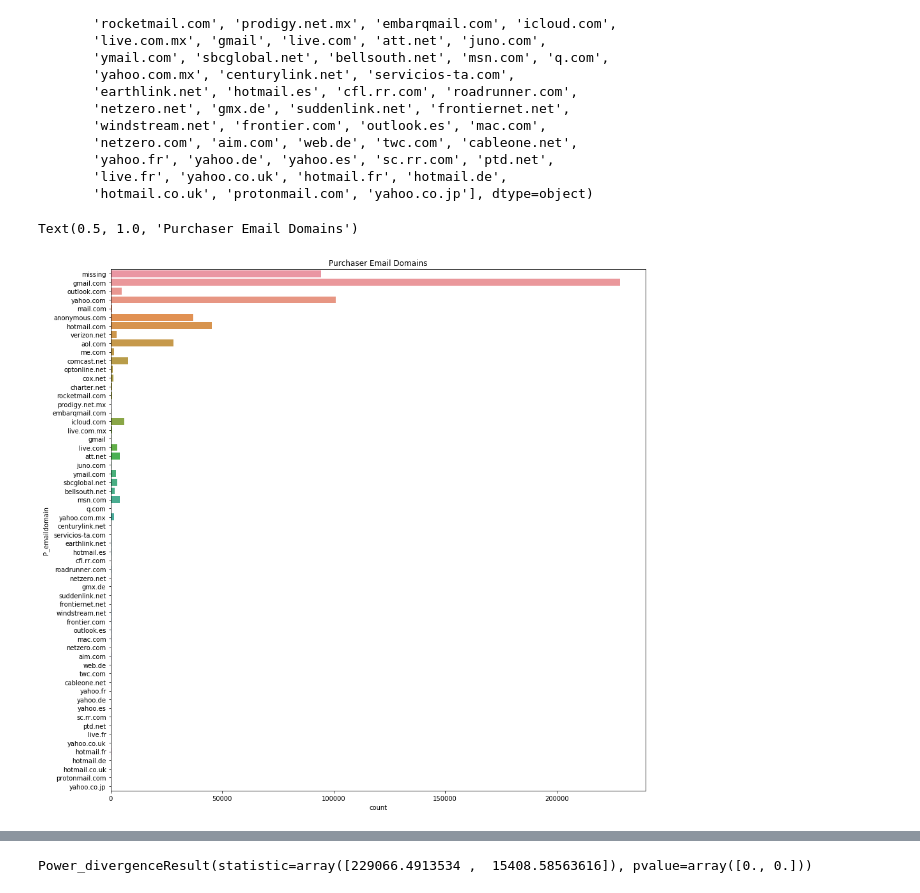
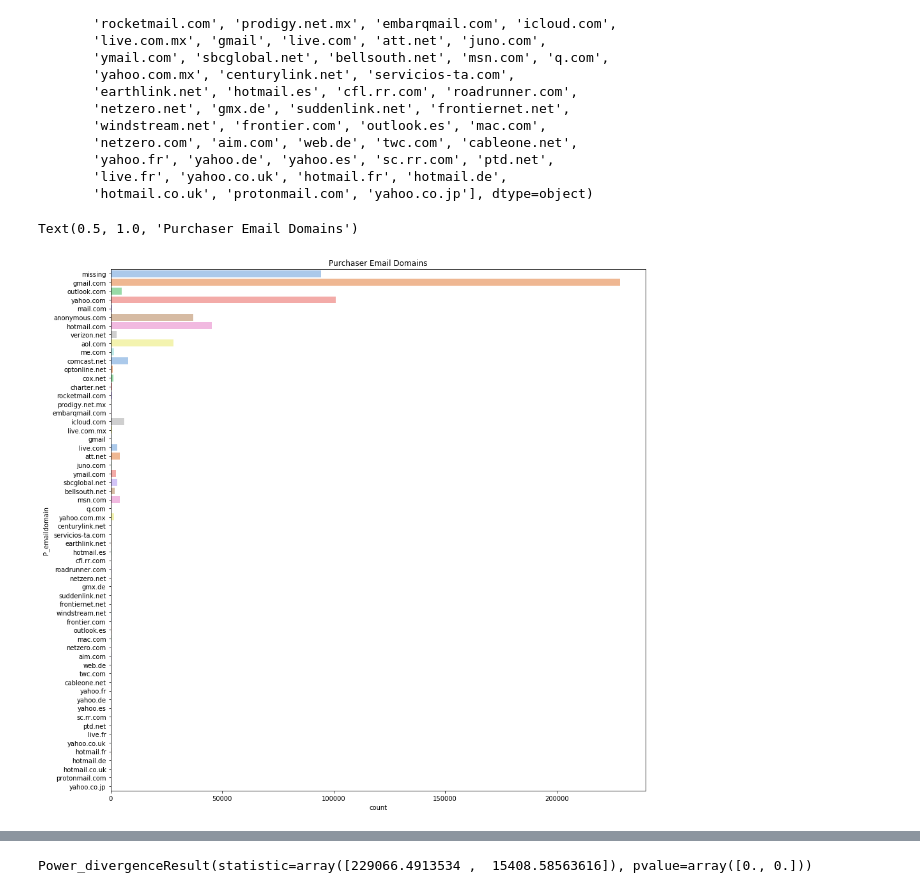
Before and after one commit to anikoloff/fraud_detection, a Jupyter notebook: fraud_detection_data_preparation.ipynb, the cells around one changed output, grey strips where cells are left out. Saved outputs shown, nothing was run; the diff lists cells and outputs as text; code cells hidden in the pictures.

```diff
--- a/fraud_detection_data_preparation.ipynb
+++ b/fraud_detection_data_preparation.ipynb
@@ -285,2 +306,7 @@ df_train['ProductCD'] = encode.fit_transform(df_train['ProductCD'])
+# %%
+# impute data by mode given that these are categorical variables:
+for i in df_train.columns:
+    if i.startswith('card'):
+        df_train[i].fillna(df_train[i].mode()[0], inplace=True)
 # %%
 # plot card4
@@ -334,7 +360,10 @@ df_train['card6'] = encode.fit_transform(df_train['card6'])
 # %% [markdown]
 addr: address
 # %%
-# for i in df_train.columns:
-#     if i.startswith('addr'):
+# review missing values:
+for i in df_train.columns:
+    if i.startswith('addr'):
+        print(i)
+        print(df_train[i].isnull().sum()*100/df_train[i].isnull().count())
 #         print('Unique values in column {} are: {}'
 #           .format(i, df_train[i].unique()))
@@ -340,0 +375,5 @@ addr: address
+# %%
+# impute data by mode given that these are categorical variables:
+for i in df_train.columns:
+    if i.startswith('addr'):
+        df_train[i].fillna(df_train[i].mode()[0], inplace=True)
@@ -367,3 +424,6 @@ Unique values in column dist1 are: [  19.          118.50218031  287.         ..
+# %%
+# impute data by mode given these are categorical variables:
+df_train['dist1'].fillna(df_train['dist1'].mean(), inplace=True)
 # %%
 df_train[['dist1','isFraud']].groupby('isFraud').mean()
 
@@ -394,11 +458,11 @@ array(['missing', 'gmail.com', 'outlook.com', 'yahoo.com', 'mail.com',
        'hotmail.co.uk', 'protonmail.com', 'yahoo.co.jp'], dtype=object)
 # %%
 plt.figure(figsize=(15,15))
-sns.countplot(y=df_train['P_emaildomain'])
+sns.countplot(y=df_train['P_emaildomain'], palette='pastel')
 plt.title('Purchaser Email Domains')
 # %% [output]
 Text(0.5, 1.0, 'Purchaser Email Domains')
-[figure, old version]
+[figure, new version]
 # %%
 # de-dupe values such as gmail.com and gmail:
 df_train['P_emaildomain']= df_train['P_emaildomain'].replace(
```
Also changed, not shown: parts of 51 cells of this notebook, 1 other file.
